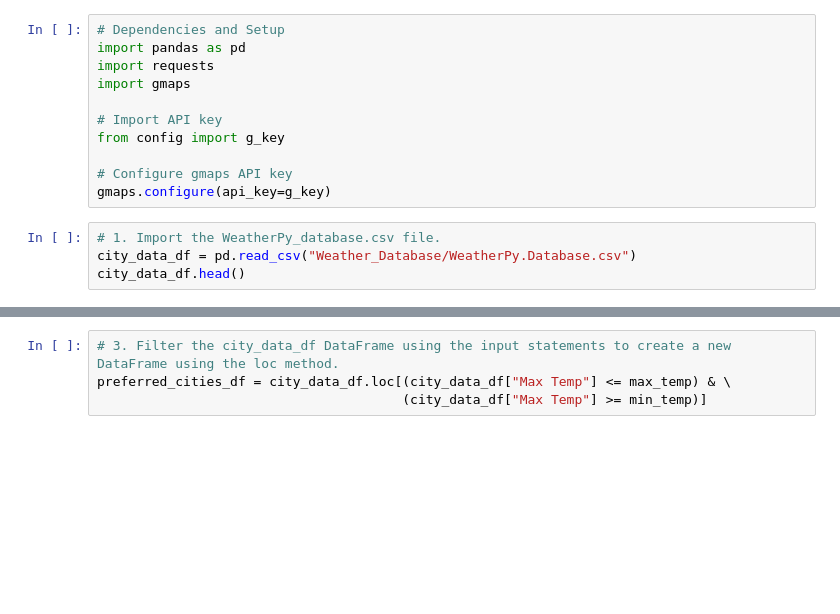
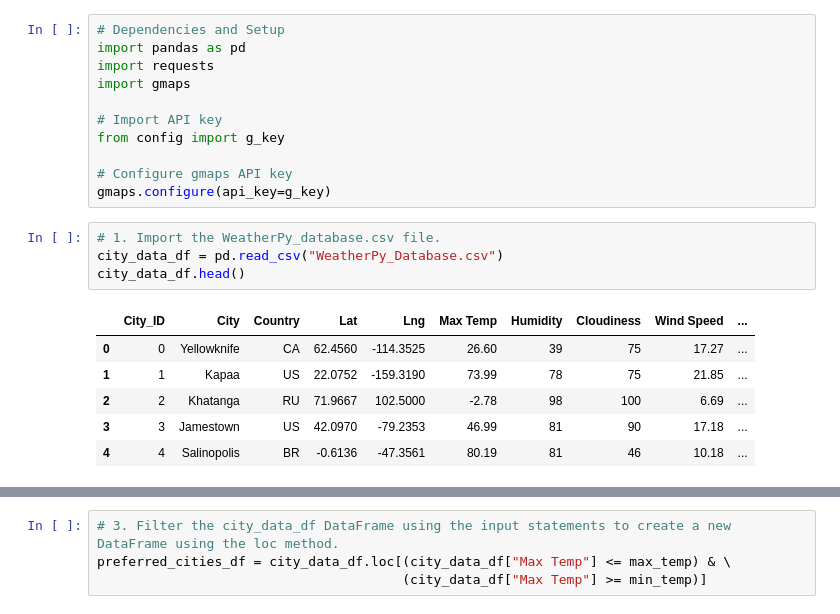
Before and after one commit to snkty8/World_Weather_Analysis, a Jupyter notebook: Vacation_Search/Vacation_Search.ipynb, the cells around one changed output, grey strips where cells are left out. Drawn from its saved outputs; the diff is of its cells as text; blank space fills up the shorter version.

```diff
--- a/Vacation_Search/Vacation_Search.ipynb
+++ b/Vacation_Search/Vacation_Search.ipynb
@@ -13,8 +13,15 @@ from config import g_key
 gmaps.configure(api_key=g_key)
 # %%
 # 1. Import the WeatherPy_database.csv file.
-city_data_df = pd.read_csv("Weather_Database/WeatherPy.Database.csv")
+city_data_df = pd.read_csv("WeatherPy_Database.csv")
 city_data_df.head()
+# %% [output]
+|  | City_ID | City | Country | Lat | Lng | Max Temp | Humidity | Cloudiness | Wind Speed | ... |
+| 0 | 0 | Yellowknife | CA | 62.4560 | -114.3525 | 26.60 | 39 | 75 | 17.27 | ... |
+| 1 | 1 | Kapaa | US | 22.0752 | -159.3190 | 73.99 | 78 | 75 | 21.85 | ... |
+| 2 | 2 | Khatanga | RU | 71.9667 | 102.5000 | -2.78 | 98 | 100 | 6.69 | ... |
+| 3 | 3 | Jamestown | US | 42.0970 | -79.2353 | 46.99 | 81 | 90 | 17.18 | ... |
+| 4 | 4 | Salinopolis | BR | -0.6136 | -47.3561 | 80.19 | 81 | 46 | 10.18 | ... |
 # %%
 # 2. Prompt the user to enter minimum and maximum temperature criteria
 min_temp = float(input("What is the minimum temperature you would like for your trip? "))
```
Also changed, not shown: parts of 9 cells of this notebook, 9 other files.
